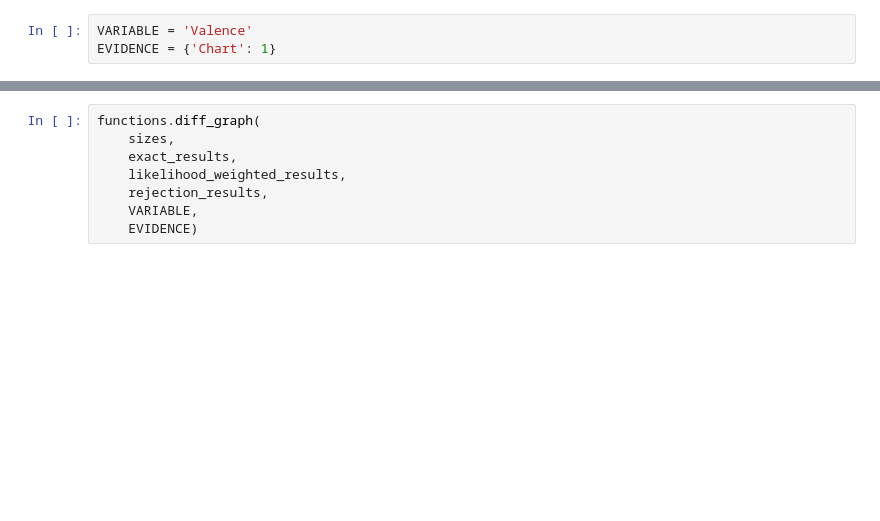
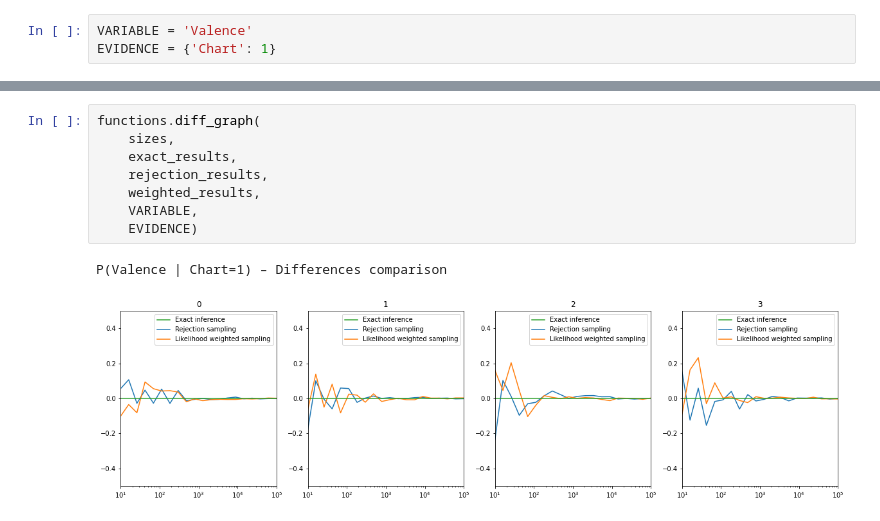
Before and after one commit to ilSommo/spotify-audio-features, a Jupyter notebook: spotify-audio-features.ipynb, the cells around one changed output, grey strips where cells are left out. Saved outputs shown, nothing was run; the diff lists cells and outputs as text; blank space fills up the shorter version.

```diff
--- a/spotify-audio-features.ipynb
+++ b/spotify-audio-features.ipynb
@@ -76,8 +129,11 @@ functions.graph(
 # %%
 functions.diff_graph(
     sizes,
     exact_results,
-    likelihood_weighted_results,
     rejection_results,
+    weighted_results,
     VARIABLE,
     EVIDENCE)
+# %% [output]
+P(Valence | Chart=1) – Differences comparison
+[figure, added]
```
Also changed, not shown: parts of 10 cells of this notebook, 7 other files.
